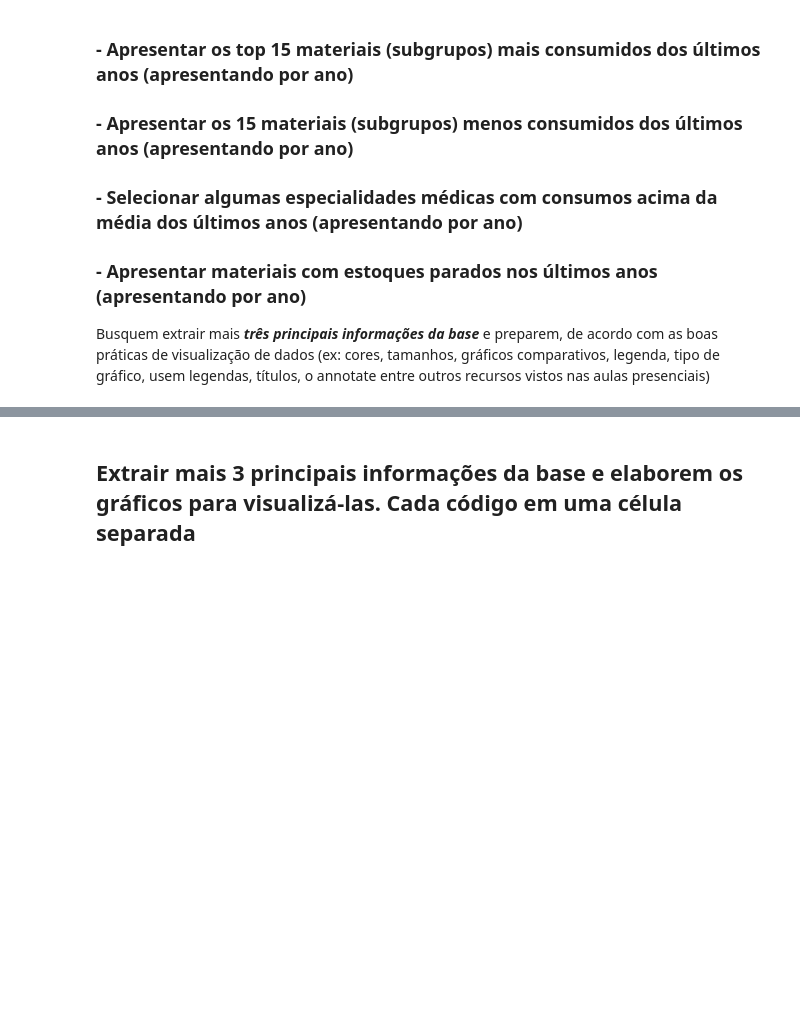
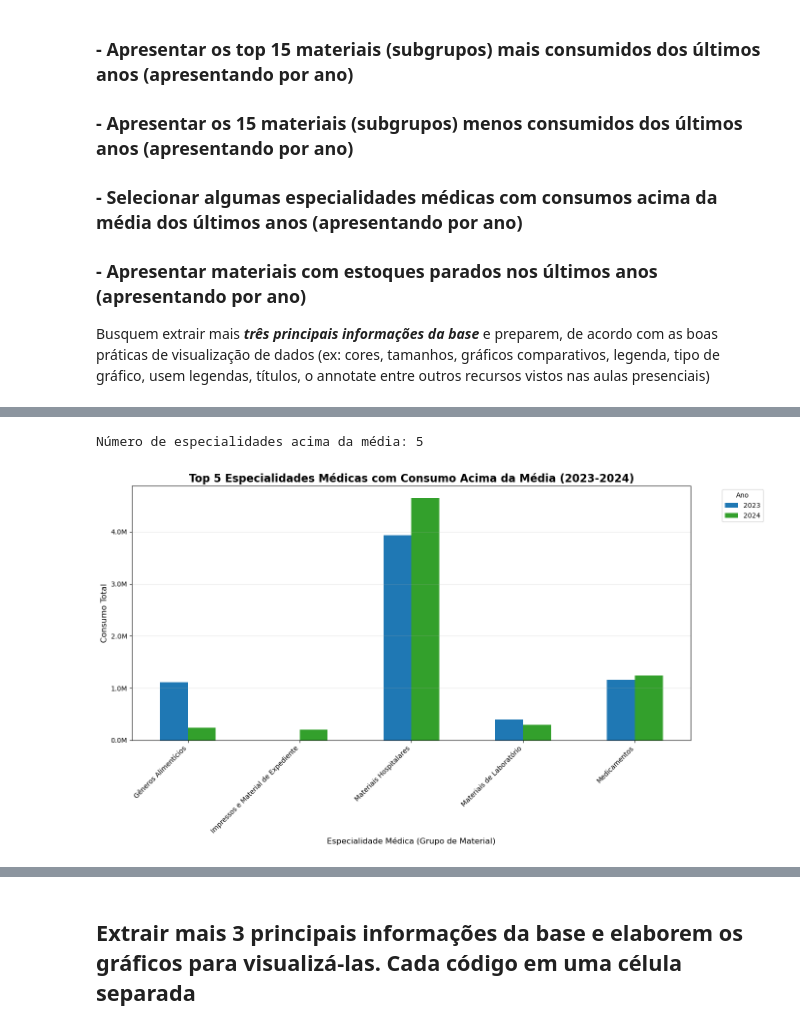
Before and after one commit to pedrofurmam/projeto-ciencia-de-dados, a Jupyter notebook: Projeto - Ciência de Dados Desafio.ipynb, the cells around one changed output, grey strips where cells are left out. Saved outputs shown, nothing was run; the diff lists cells and outputs as text; code cells hidden in the pictures; blank space fills up the shorter version.

```diff
--- a/Projeto - Ciência de Dados Desafio.ipynb
+++ b/Projeto - Ciência de Dados Desafio.ipynb
@@ -884,4 +957,77 @@ plt.show()
 # %%
 # Selecionar algumas especialidades médicas com consumos acima da média dos últimos anos (apresentando por ano)
+
+# Merge para obter o grupo do material (especialidade médica)
+df_aux = pd.merge(
+    movimentacoes,
+    itens[['id_item', 'ds_grupo_material']],
+    on='id_item',
+    how='left'
+)
+
+# Extrai o ano
+df_aux['ano'] = pd.to_datetime(df_aux['dt_movimento_estoque'], errors='coerce').dt.year
+
+# Filtra apenas os anos 2023 e 2024
+dados_filtrados = df_aux[df_aux['ano'].isin([2023, 2024])]
+
+# Agrupa por especialidade médica e ano, somando o consumo
+consumo_especialidade = dados_filtrados.groupby(['ds_grupo_material', 'ano'])['qt_consumo'].sum().reset_index()
+
+# Calcula a média de consumo por ano (considerando todas as especialidades)
+media_anual = consumo_especialidade.groupby('ano')['qt_consumo'].mean()
+
+# Adiciona a média anual ao dataframe
+consumo_especialidade = consumo_especialidade.merge(
+    media_anual.reset_index().rename(columns={'qt_consumo': 'media_ano'}),
+    on='ano'
+)
+
+# Filtra especialidades com consumo acima da média
+acima_media = consumo_especialidade[consumo_especialidade['qt_consumo'] > consumo_especialidade['media_ano']]
+
+
+
+
+# Primeiro, vamos ver quantas especialidades temos acima da média
+print(f"Número de especialidades acima da média: {acima_media['ds_grupo_material'].nunique()}")
+
+# Se temos menos de 8, ajustamos o título e pegamos todas disponíveis
+num_especialidades = min(8, acima_media['ds_grupo_material'].nunique())
+
+# Seleciona as especialidades com maior consumo total
+top_especialidades = acima_media.groupby('ds_grupo_material')['qt_consumo'].sum().sort_values(ascending=False).head(num_especialidades).index
+acima_media_filtrado = acima_media[acima_media['ds_grupo_material'].isin(top_especialidades)]
+
+# Cria pivot para o gráfico
+pivot_especialidades = acima_media_filtrado.pivot(
+    index='ds_grupo_material',
+    columns='ano',
+    values='qt_consumo'
+).fillna(0)
+
+# Gráfico de barras simples
+fig, ax = plt.subplots(figsize=(14, 8))
+pivot_especialidades.plot(kind='bar', ax=ax, color=['#1f78b4', '#33a02c'])
+
+# Ajusta o título baseado no número real de especialidades
+titulo = f'Top {num_especialidades} Especialidades Médicas com Consumo Acima da Média (2023-2024)'
+plt.title(titulo, fontsize=16, fontweight='bold')
+plt.xlabel('Especialidade Médica (Grupo de Material)', fontsize=12)
+plt.ylabel('Consumo Total', fontsize=12)
+plt.legend(title='Ano', bbox_to_anchor=(1.05, 1), loc='upper left')
+plt.xticks(rotation=45, ha='right')
+plt.grid(axis='y', alpha=0.3)
+plt.tight_layout()
+
+# Formatação em MILHÕES - valores de 201k a 4,6M
+ax.yaxis.set_major_formatter(lambda x, pos: f'{x/1000000:.1f}M')
+
+plt.tight_layout()
+
+plt.show()
+# %% [output]
+Número de especialidades acima da média: 5
+[figure, added]
 # %%
 # Apresentar materiais com estoques parados nos últimos anos (apresentando por ano)
```
Also changed, not shown: parts of 8 cells of this notebook.
